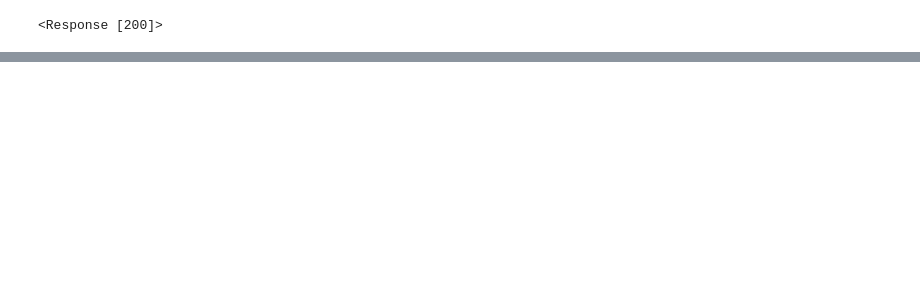
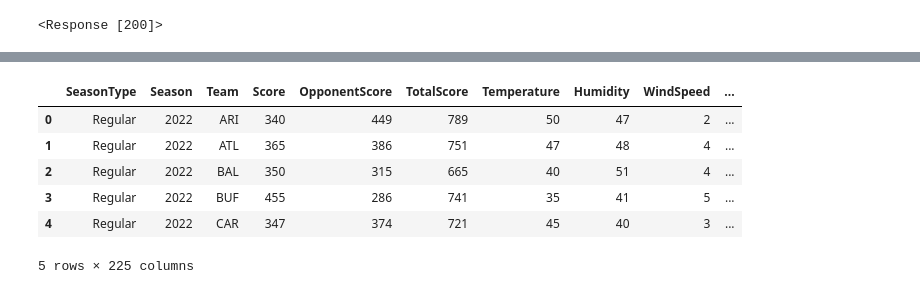
Before and after one commit to MiguelB512/NFL_Testing, a Jupyter notebook: NFL_API.ipynb, the cells around one changed output, grey strips where cells are left out. Cells and saved outputs as stored; diff of their text form; code cells hidden in the pictures; blank space fills up the shorter version.

```diff
--- a/NFL_API.ipynb
+++ b/NFL_API.ipynb
@@ -131,0 +126,11 @@ https://api.sportsdata.io/v3/nfl/scores/json/TeamSeasonStats/2021REG?key=3e88d8b
+# %%
+year_totals_df["SeasonType"] = "Regular"
+year_totals_df.head()
+# %% [output]
+|  | SeasonType | Season | Team | Score | OpponentScore | TotalScore | Temperature | Humidity | WindSpeed | ... |
+| 0 | Regular | 2022 | ARI | 340 | 449 | 789 | 50 | 47 | 2 | ... |
+| 1 | Regular | 2022 | ATL | 365 | 386 | 751 | 47 | 48 | 4 | ... |
+| 2 | Regular | 2022 | BAL | 350 | 315 | 665 | 40 | 51 | 4 | ... |
+| 3 | Regular | 2022 | BUF | 455 | 286 | 741 | 35 | 41 | 5 | ... |
+| 4 | Regular | 2022 | CAR | 347 | 374 | 721 | 45 | 40 | 3 | ... |
+5 rows × 225 columns
```
Also changed, not shown: parts of 7 cells of this notebook.
